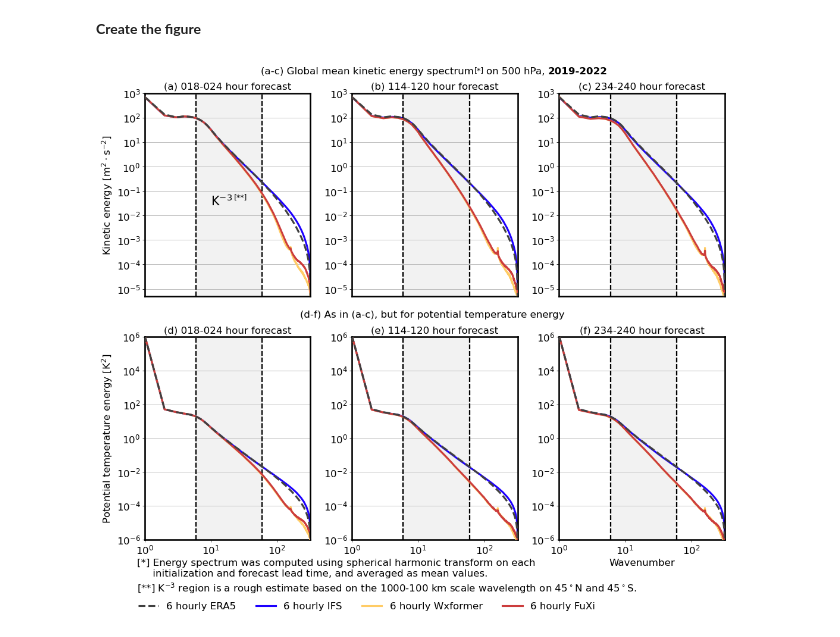
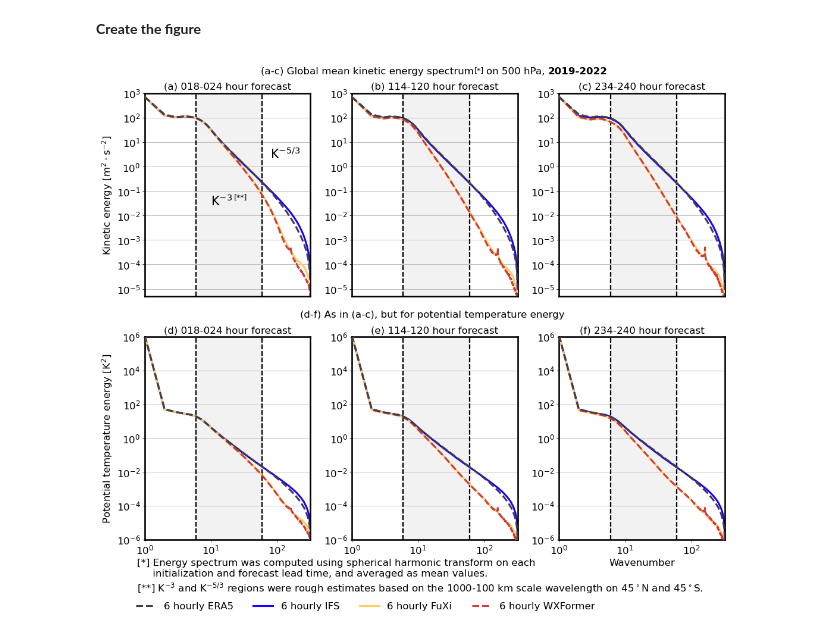
Before and after one commit to NCAR/CREDIT-arXiv, a Jupyter notebook: visualization/Figure_ZES.ipynb, the cells around one changed output. Cells and saved outputs as stored; diff of their text form; code cells hidden in the pictures.

```diff
--- a/visualization/Figure_ZES.ipynb
+++ b/visualization/Figure_ZES.ipynb
@@ -46,3 +46,5 @@ else:
 ### Load ZES data
 # %%
 PLOT_data = np.load(conf['data']['save_loc'] + 'ZES_CREDIT_arXiv_2024_fuxi_wxformer.npy', allow_pickle=True)[()]
+# %%
+PLOT_data_1h = np.load(conf['data']['save_loc'] + 'ZES_CREDIT_arXiv_2024_wxformer_1h.npy', allow_pickle=True)[()]
@@ -62,14 +234,14 @@ colors_main = [my_colors['blue'], my_colors['orange'], my_colors['red']]
 line_keys = {}
 line_keys['ERA5'] = {'linewidth': 3, 'linestyle': '--', 'color': '0.25', 'alpha': 1, 'zorder': 4, 'label': ''}
 line_keys['IFS'] = {'linewidth': 3, 'linestyle': '-', 'color': colors_main[0], 'alpha': 1, 'zorder': 2, 'label': ''}
-line_keys['wxformer'] = {'linewidth': 3, 'linestyle': '-', 'color': colors_main[1], 'alpha': 1, 'zorder': 3, 'label': ''}
-line_keys['fuxi'] = {'linewidth': 3, 'linestyle': '-', 'color': colors_main[2], 'alpha': 1, 'zorder': 3, 'label': ''}
+line_keys['fuxi'] = {'linewidth': 3, 'linestyle': '-', 'color': colors_main[1], 'alpha': 1, 'zorder': 3, 'label': ''}
+line_keys['wxformer'] = {'linewidth': 3, 'linestyle': '--', 'color': colors_main[2], 'alpha': 1, 'zorder': 3, 'label': ''}
 
 # labeling specs
 wavenum = np.arange(1, len(PLOT_data['ZES_ERA5_KE'])+1)
 k0 = 6
 k1 = 60
-model_names = ['ERA5', 'IFS', 'wxformer', 'fuxi']
+model_names = ['ERA5', 'IFS', 'fuxi', 'wxformer']
 varnames_plot = ['KE', 'theta']
 
 titles = ['(a) 018-024 hour forecast',
@@ -80,7 +252,7 @@ titles = ['(a) 018-024 hour forecast',
           '(f) 234-240 hour forecast']
 
 lead_names = [24, 120, 240]
-legned_labels = ['6 hourly ERA5', '6 hourly IFS', '6 hourly Wxformer', '6 hourly FuXi']
+legned_labels = ['6 hourly ERA5', '6 hourly IFS', '6 hourly FuXi', '6 hourly WXFormer']
 # %% [markdown]
 **Create the figure**
 # %%
@@ -139,15 +311,15 @@ AX[1][2].set_xlabel('Wavenumber', fontsize=16)
 AX[0][0].text(0.465, 0.47, '$\mathsf{K^{-3}}$', fontsize=20, ha='center', va='center',
               transform=AX[0][0].transAxes, bbox=dict(facecolor='0.95', edgecolor='none'))
 
+AX[0][0].text(0.85, 0.7, '$\mathsf{K^{-5/3}}$', fontsize=20, ha='center', va='center',
+              transform=AX[0][0].transAxes, bbox=dict(facecolor='w', edgecolor='none'))
+
 AX[0][0].text(0.58, 0.49, '[**]', fontsize=12, ha='center', va='center',
               transform=AX[0][0].transAxes)
 
-# AX[0][0].text(0.48, 0.44, '[**]', fontsize=12, ha='center', va='center',
-#               transform=AX[0][0].transAxes)
-
 for ix, var in enumerate(varnames_plot):
     for iy, lead in enumerate(lead_names):
-        for i_model, model_name in enumerate(['IFS', 'wxformer', 'fuxi']):
+        for i_model, model_name in enumerate(['IFS', 'fuxi', 'wxformer']):
             AX[ix][iy].plot(wavenum, PLOT_data['ZES_{}_{}_{}'.format(model_name, lead, var)],
                                   **line_keys['{}'.format(model_name)])
 
@@ -162,8 +334,9 @@ for ix, var in enumerate(varnames_plot):
 handle_legneds1 = []
 handle_legneds1.append(mlines.Line2D([], [], **line_keys['ERA5']))
 handle_legneds1.append(mlines.Line2D([], [], **line_keys['IFS']))
+handle_legneds1.append(mlines.Line2D([], [], **line_keys['fuxi']))
 handle_legneds1.append(mlines.Line2D([], [], **line_keys['wxformer']))
-handle_legneds1.append(mlines.Line2D([], [], **line_keys['fuxi']))
+
 
 ax_lg1 = fig.add_axes([-0.028, -0.17, 0.82, 0.05])
 LG1 = ax_lg1.legend(handle_legneds1, legned_labels,
@@ -176,32 +349,32 @@ fontweight_list = ['normal', 'bold', 'normal', 'bold', 'normal', 'bold', 'normal
 handles += gu.string_partial_format(fig, ax_title1, 0.5*(1-title_len), 0.8, 'left', 'top',
                                     ['(a-c) Global mean kinetic energy spectrum    on 500 hPa, ', '2019-2022',],
                                     ['k', 'k'],
                                     fontsize_list, fontweight_list)
 ax_title1.text(0.585, 0.85, '[*]', ha='right', va='top', fontsize=12, transform=ax_title1.transAxes);
 
 
 ax_title2 = fig.add_axes([0.0, 0.49, 1.0, 0.03])
 title_len = 0.465
 fontsize_list = [16,]*10
 fontweight_list = ['normal', 'bold', 'normal', 'bold', 'normal', 'bold', 'normal']
 handles += gu.string_partial_format(fig, ax_title2, 0.5*(1-title_len), 0.8, 'left', 'top',
                                     ['(d-f) As in (a-c), but for potential temperature energy'], ['k'],
                                     fontsize_list, fontweight_list)
 
 w_p1 = '[*] Energy spectrum was computed using spherical harmonic transform on each\n'
 w_p2 = '     initialization and forecast lead time, and averaged as mean values.'
 ax_words1 = fig.add_axes([0, -0.0925, 0.75, 0.05])
 ax_words1.text(-0.018, 1, w_p1+w_p2, ha='left', va='top', fontsize=16, transform=ax_words1.transAxes);
 
-w_p1 = '[**] $\mathsf{K^{-3}}$ region is a rough estimate based on the 1000-100 km scale wavelength on 45$\mathsf{^\circ}$N and 45$\mathsf{^\circ}$S.'
+w_p1 = '[**] $\mathsf{K^{-3}}$ and $\mathsf{K^{-5/3}}$ regions were rough estimates based on the 1000-100 km scale wavelength on 45$\mathsf{^\circ}$N and 45$\mathsf{^\circ}$S.'
 ax_words2 = fig.add_axes([0, -0.1425, 0.75, 0.05])
 ax_words2.text(-0.018, 1, w_p1, ha='left', va='top', fontsize=16, transform=ax_words2.transAxes);
 
 LG1 = gu.lg_box(LG1)
 ax_lg1.set_axis_off()
 ax_title1.set_axis_off()
 ax_title2.set_axis_off()
 ax_words1.set_axis_off()
 ax_words2.set_axis_off()
 # %% [output]
-[figure, old version]
+[figure, new version]
```
Also changed, not shown: parts of 6 cells of this notebook, 3 other files.
